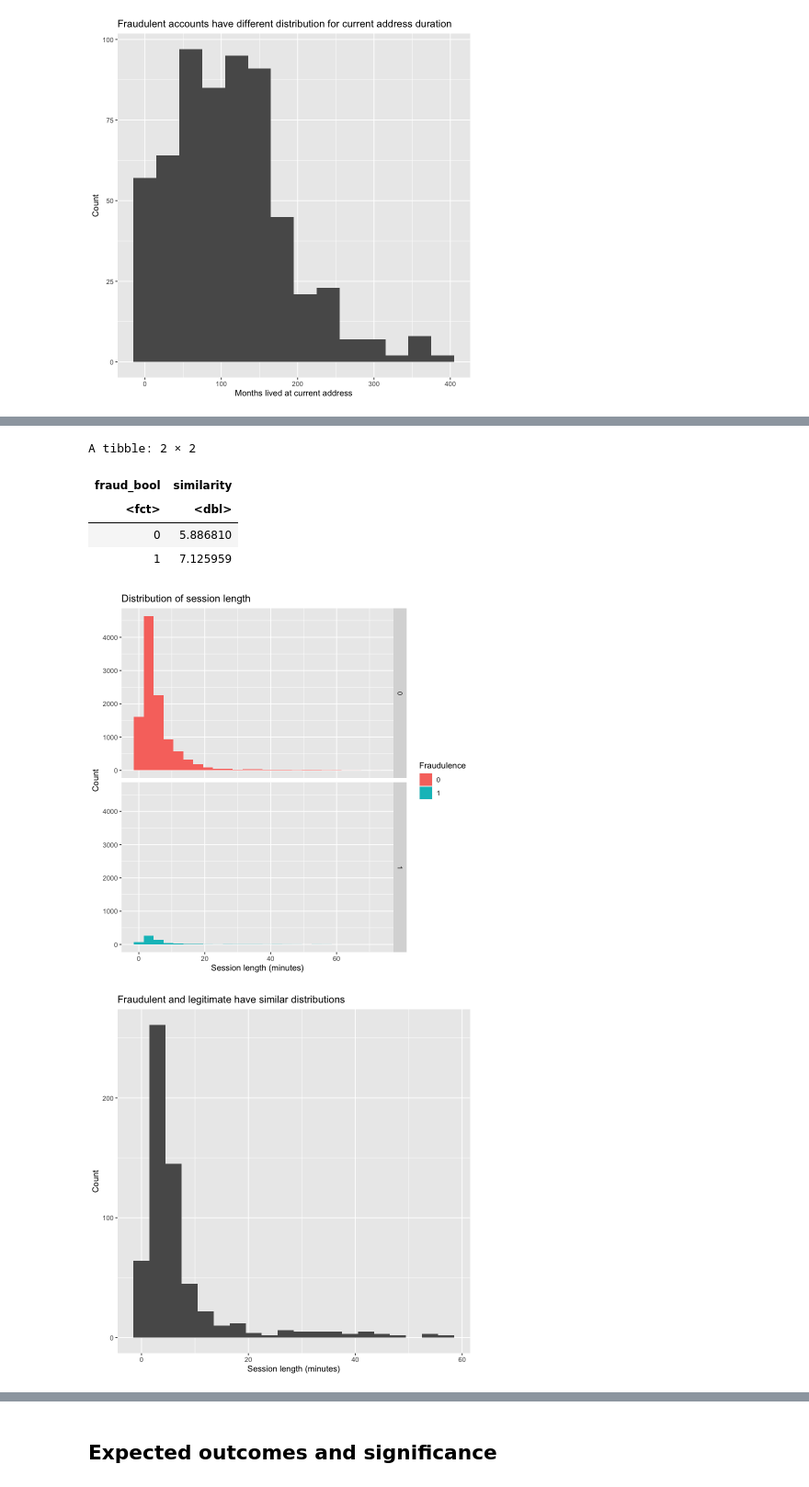
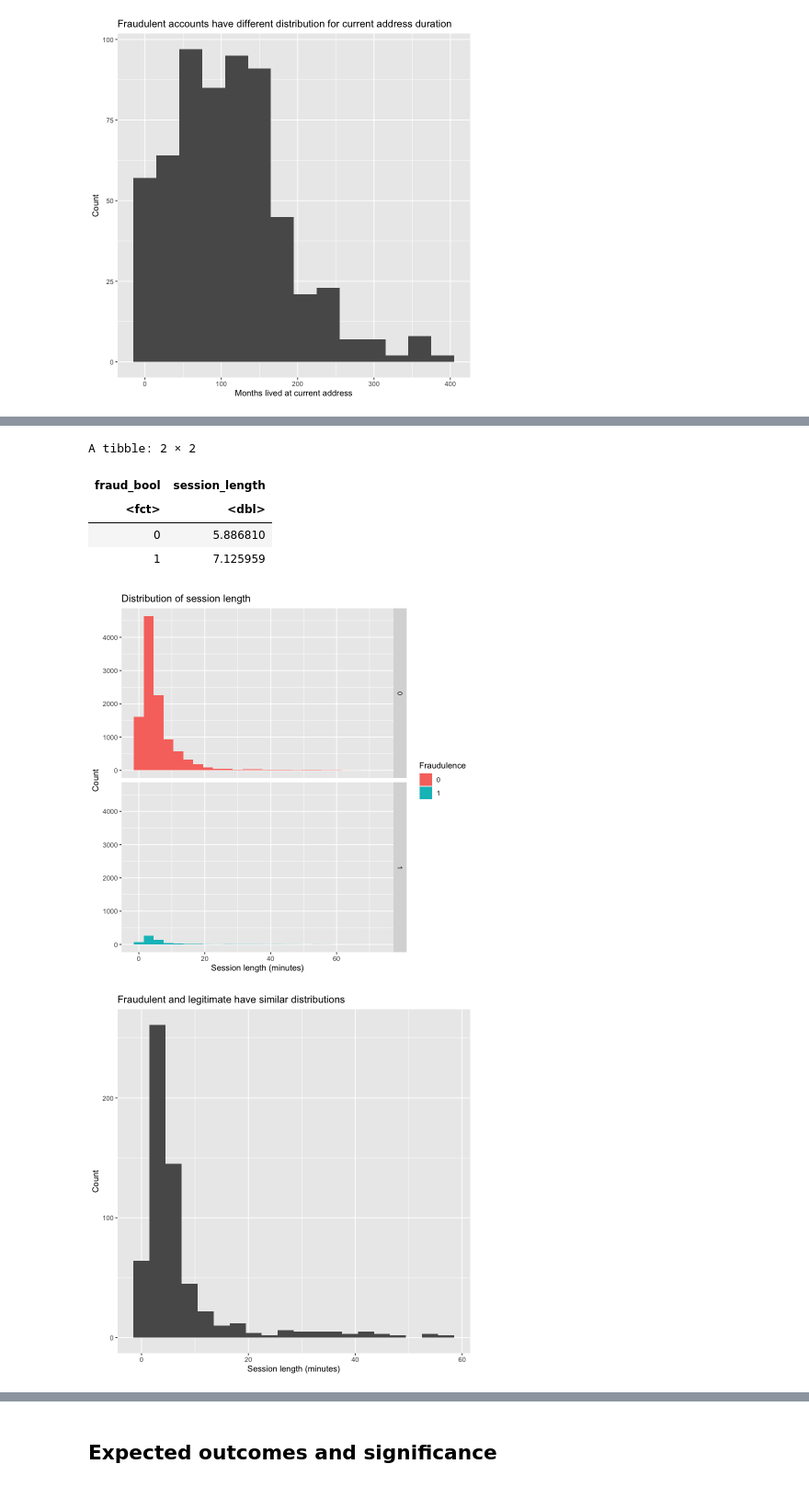
Before and after one commit to aqil18/DSCI100-Term-Project-2022W2, a Jupyter notebook: group_project_proposal.ipynb, the cells around one changed output, grey strips where cells are left out. Shown at 92% size. Cells and saved outputs as stored; diff of their text form; code cells hidden in the pictures.

```diff
--- a/group_project_proposal.ipynb
+++ b/group_project_proposal.ipynb
@@ -305,31 +334,31 @@ A tibble: 2 × 2
 # %%
 average_session <- fraud_train |>
     group_by(fraud_bool) |>
-    summarize(similarity = mean(session_length_in_minutes))
+    summarize(session_length = mean(session_length_in_minutes))
 
 average_session
 
 session_plot <- ggplot(fraud_train, aes(x = session_length_in_minutes, fill = fraud_bool)) +
   geom_histogram(binwidth = 3) +
   labs(fill = "Fraudulence") +
   xlab("Session length (minutes)") +
   ylab("Count") +
   facet_grid(rows = vars(fraud_bool)) +
   ggtitle("Distribution of session length")
 
 fraud_session_duration <- fraud_train |>
   filter(fraud_bool == 1) |>
   ggplot(aes(x = session_length_in_minutes)) +
   geom_histogram(binwidth = 3) +
   xlab("Session length (minutes)") +
   ylab("Count") +
   ggtitle("Fraudulent and legitimate have similar distributions")
 
 session_plot
 fraud_session_duration
 # %% [output]
 A tibble: 2 × 2
-| fraud_bool | similarity |
+| fraud_bool | session_length |
 | <fct> | <dbl> |
 | 0 | 5.886810 |
 | 1 | 7.125959 |
```
Also changed, not shown: parts of 6 cells of this notebook.
